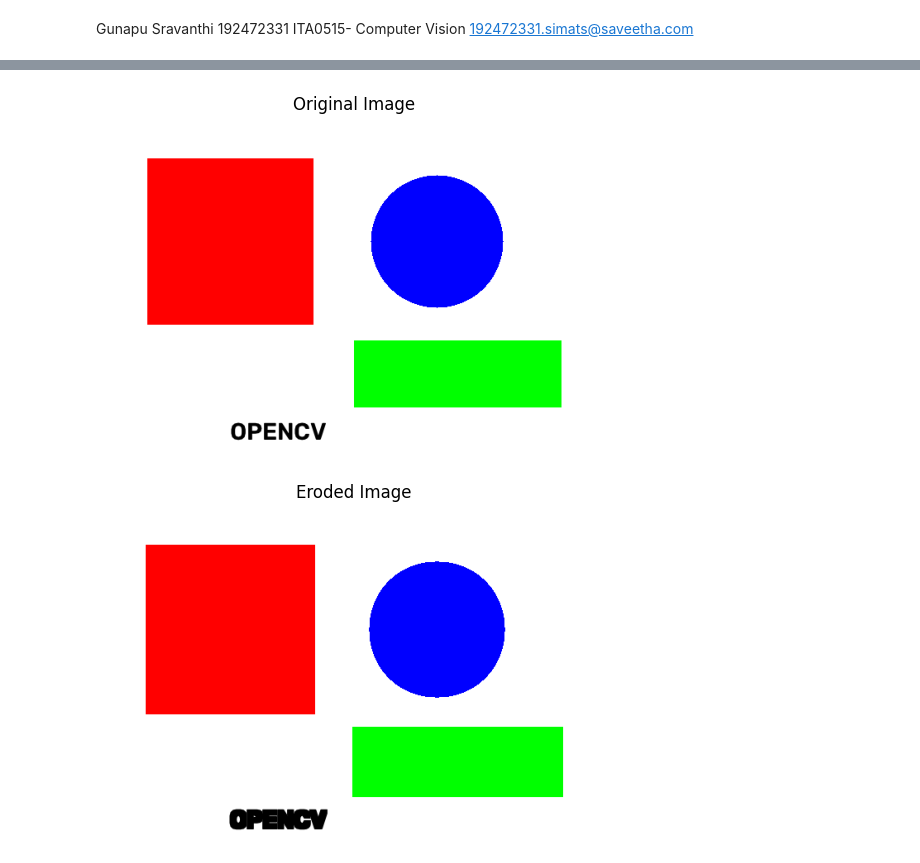
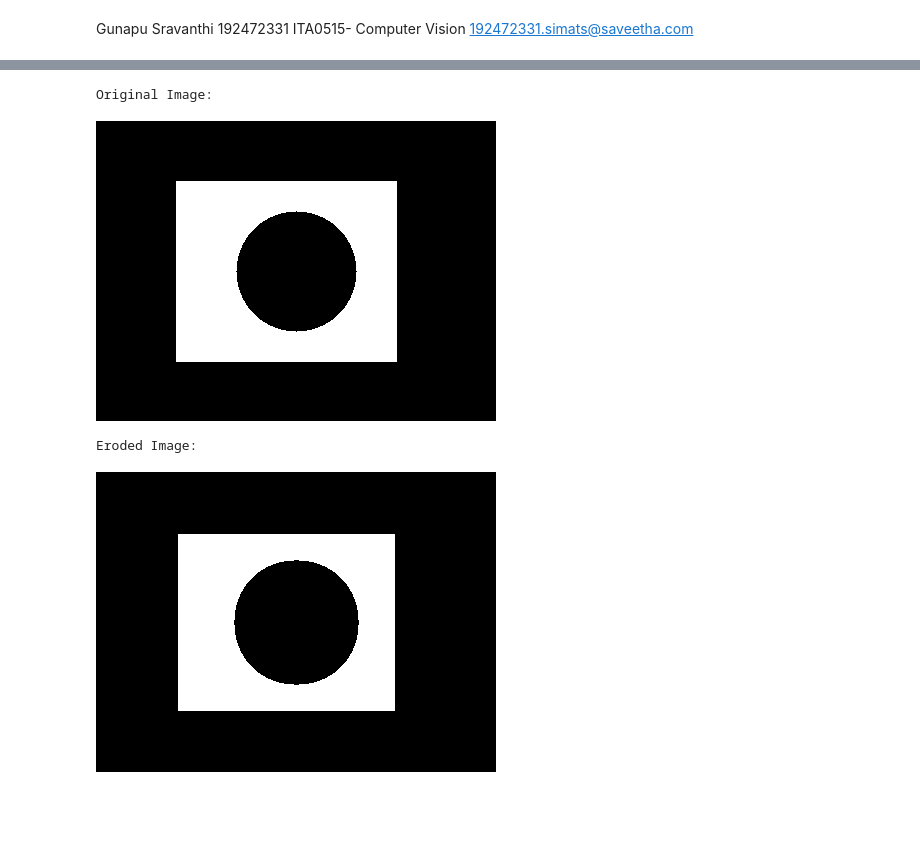
Before and after one commit to Sravanthi-G919/ITA0515--Computer-vision, a Jupyter notebook: Computer_Vision_Lab.ipynb, the cells around one changed output, grey strips where cells are left out. Saved outputs shown, nothing was run; the diff lists cells and outputs as text; code cells hidden in the pictures; blank space fills up the shorter version.

```diff
--- a/Computer_Vision_Lab.ipynb
+++ b/Computer_Vision_Lab.ipynb
@@ -79,10 +120,22 @@ plt.show()
 # %%
+import cv2
+import numpy as np
+from google.colab.patches import cv2_imshow
+
+img = np.zeros((300, 400), dtype=np.uint8)
+cv2.rectangle(img, (80, 60), (300, 240), 255, -1)
+cv2.circle(img, (200, 150), 60, 0, -1)
 
 kernel = np.ones((5, 5), np.uint8)
 eroded = cv2.erode(img, kernel, iterations=1)
-show("Original Image", img)
-show("Eroded Image", eroded)
+
+print("Original Image:")
+cv2_imshow(img)
+print("Eroded Image:")
+cv2_imshow(eroded)
 # %% [output]
+Original Image:
-[figure, old version]
+[figure, new version]
+Eroded Image:
-[figure, old version]
+[figure, new version]
 # %%
```
Also changed, not shown: parts of 15 cells of this notebook.
